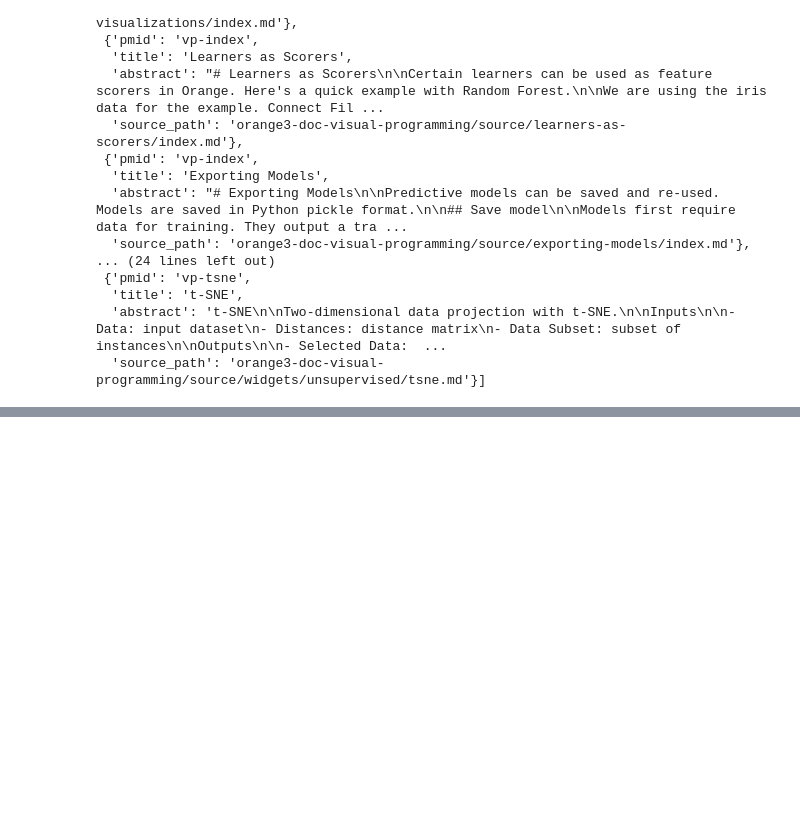
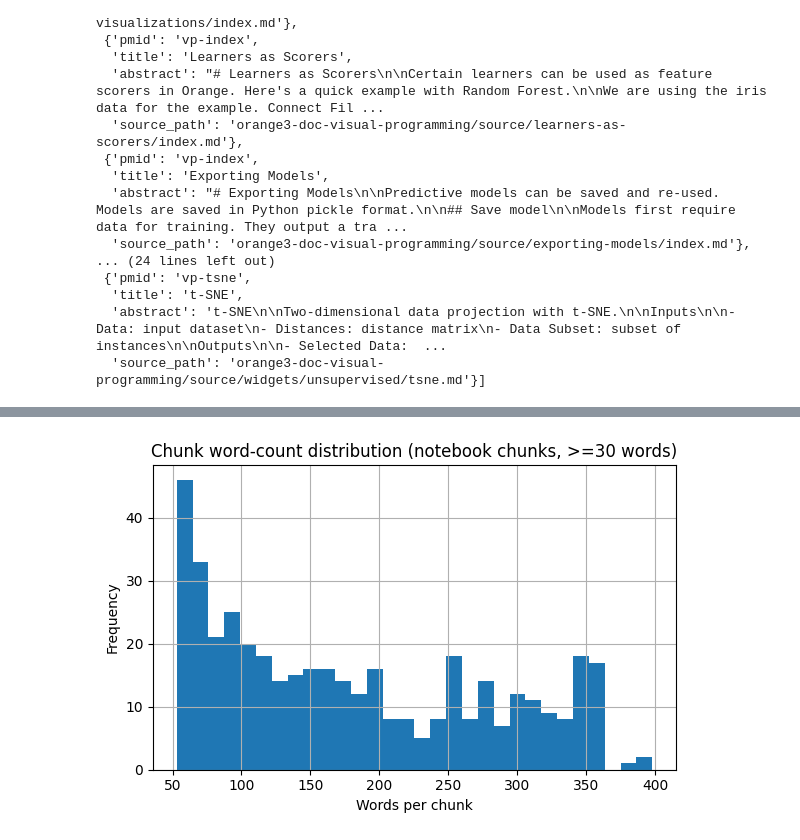
Before and after one commit to fulaibaowang/RAG-orange, a Jupyter notebook: notebooks/chunk-documentation.ipynb, the cells around one changed output, grey strips where cells are left out. Saved outputs shown, nothing was run; the diff lists cells and outputs as text; code cells hidden in the pictures; blank space fills up the shorter version.

```diff
--- a/notebooks/chunk-documentation.ipynb
+++ b/notebooks/chunk-documentation.ipynb
@@ -563,0 +583,16 @@ Number of chunks: 2
+# %%
+chunks_df = chunks_df[chunks_df["word_count"] >= 30].reset_index(drop=True)
+# %%
+# Histogram of chunk word counts
+
+import matplotlib.pyplot as plt
+
+plt.figure(figsize=(6, 4))
+chunks_df["word_count"].hist(bins=30)
+plt.xlabel("Words per chunk")
+plt.ylabel("Frequency")
+plt.title("Chunk word-count distribution (notebook chunks, >=30 words)")
+plt.tight_layout()
+plt.show()
+# %% [output]
+[figure, added]
```
Also changed, not shown: parts of 7 cells of this notebook, 3 other files.
